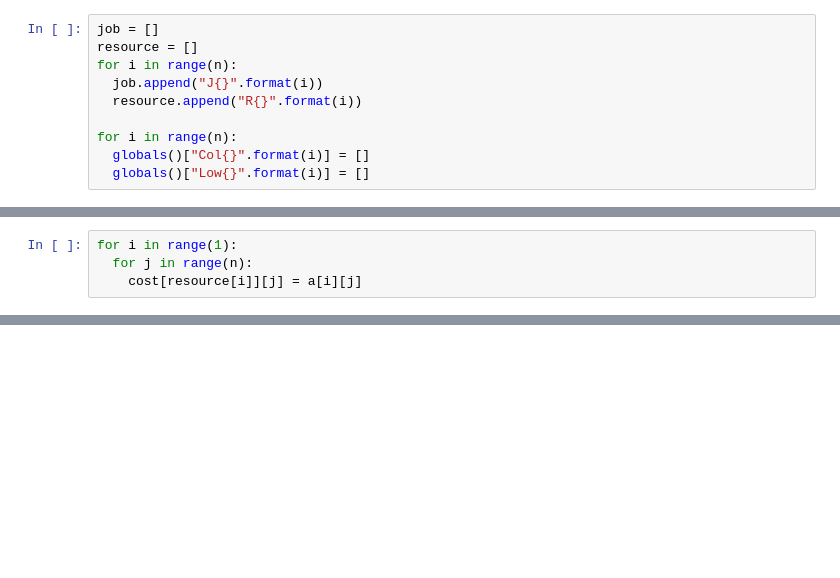
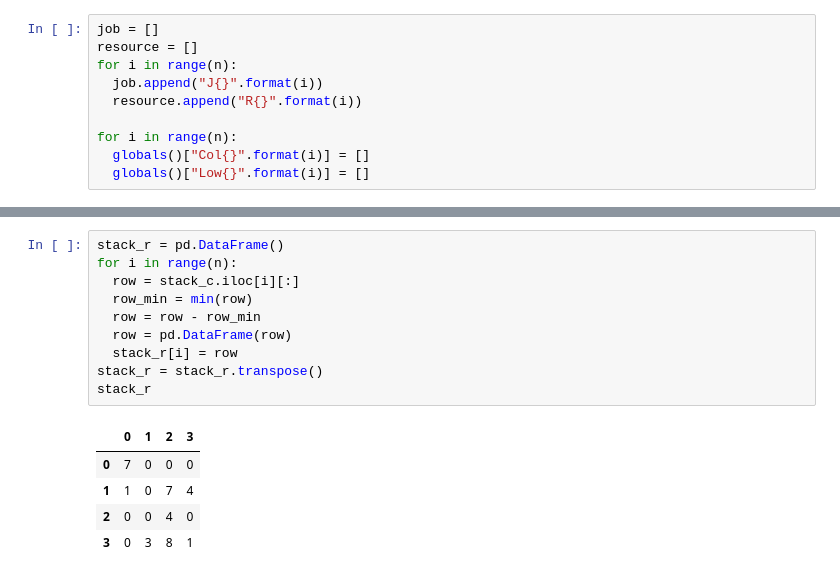
Before and after one commit to Junhyuck123/Production-control, a Jupyter notebook: Final_Project.ipynb, the cells around one changed output, grey strips where cells are left out. Cells and saved outputs as stored; diff of their text form; blank space fills up the shorter version.

```diff
--- a/Final_Project.ipynb
+++ b/Final_Project.ipynb
@@ -50,4 +48,0 @@ a[0]
-# %%
-for i in range(1):
-  for j in range(n):
-    cost[resource[i]][j] = a[i][j]
@@ -119,0 +76,16 @@ cost
+# %%
+stack_r = pd.DataFrame()
+for i in range(n):
+  row = stack_c.iloc[i][:]
+  row_min = min(row)
+  row = row - row_min
+  row = pd.DataFrame(row)
+  stack_r[i] = row
+stack_r = stack_r.transpose()
+stack_r
+# %% [output]
+|  | 0 | 1 | 2 | 3 |
+| 0 | 7 | 0 | 0 | 0 |
+| 1 | 1 | 0 | 7 | 4 |
+| 2 | 0 | 0 | 4 | 0 |
+| 3 | 0 | 3 | 8 | 1 |
```
Also changed, not shown: parts of 59 cells of this notebook.
